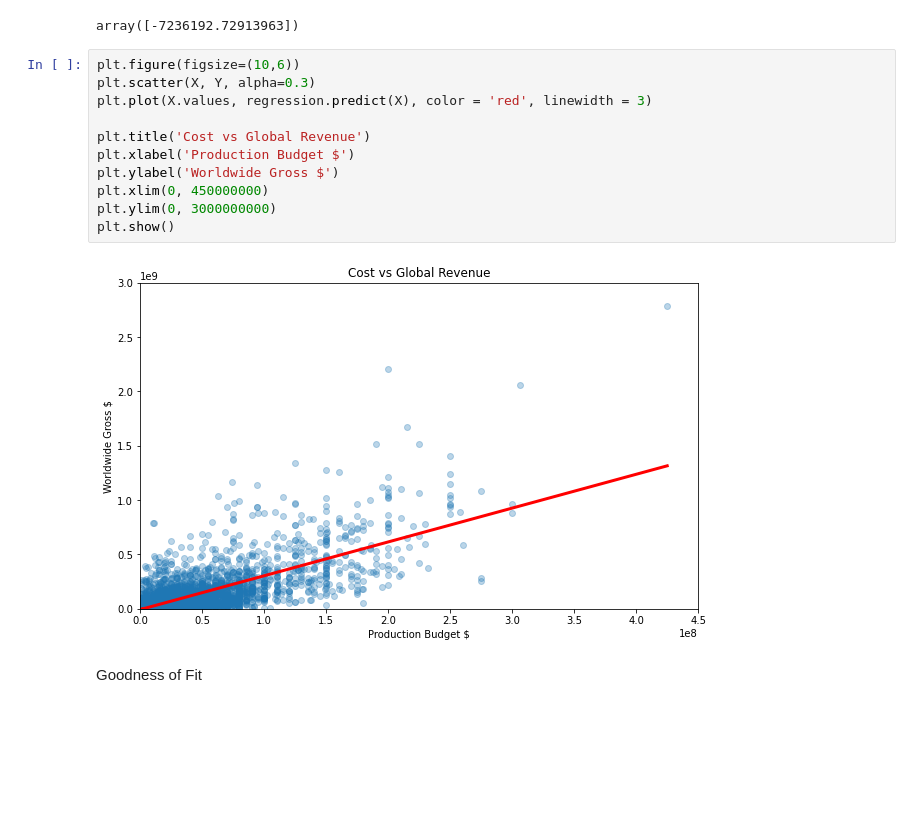
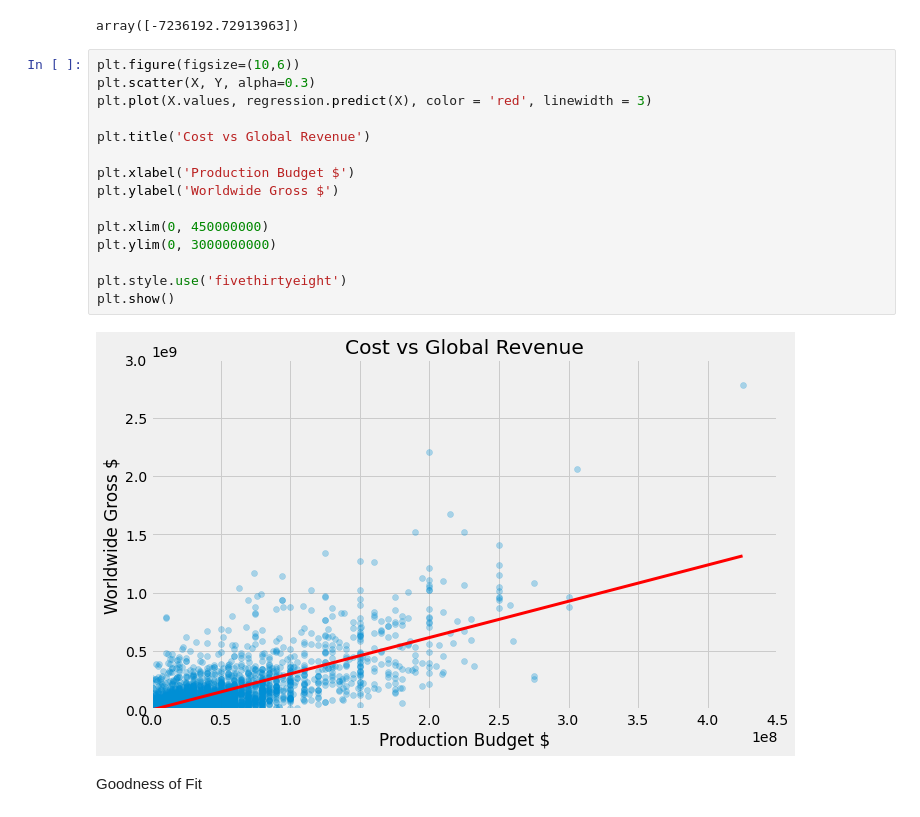
Before and after one commit to Foyezz/Data-Sciece-and-ML-Bootcamp-, a Jupyter notebook: Predict Movie Box Office Revenue with Linear Regression/Linear Regression.ipynb, the cells around one changed output. Saved outputs shown, nothing was run; the diff lists cells and outputs as text; blank space fills up the shorter version.

```diff
--- a/Predict Movie Box Office Revenue with Linear Regression/Linear Regression.ipynb
+++ b/Predict Movie Box Office Revenue with Linear Regression/Linear Regression.ipynb
@@ -70,16 +73,20 @@ array([-7236192.72913963])
 # %%
 plt.figure(figsize=(10,6))
 plt.scatter(X, Y, alpha=0.3)
 plt.plot(X.values, regression.predict(X), color = 'red', linewidth = 3)
 
 plt.title('Cost vs Global Revenue')
+
 plt.xlabel('Production Budget $')
 plt.ylabel('Worldwide Gross $')
+
 plt.xlim(0, 450000000)
 plt.ylim(0, 3000000000)
+
+plt.style.use('fivethirtyeight')
 plt.show()
 # %% [output]
-[figure, old version]
+[figure, new version]
 # %% [markdown]
 Goodness of Fit
 # %%
```
Also changed, not shown: parts of 1 cell of this notebook.
